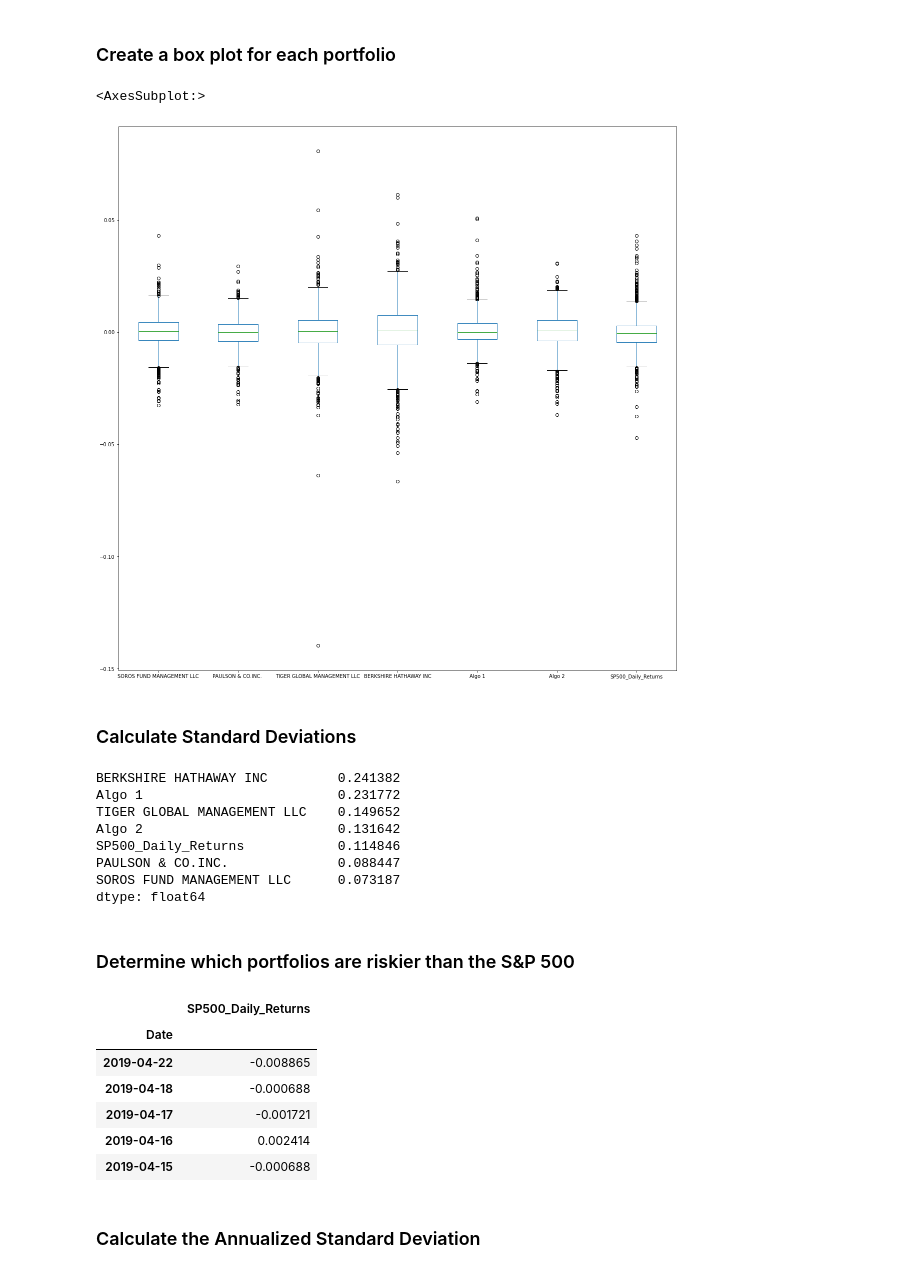
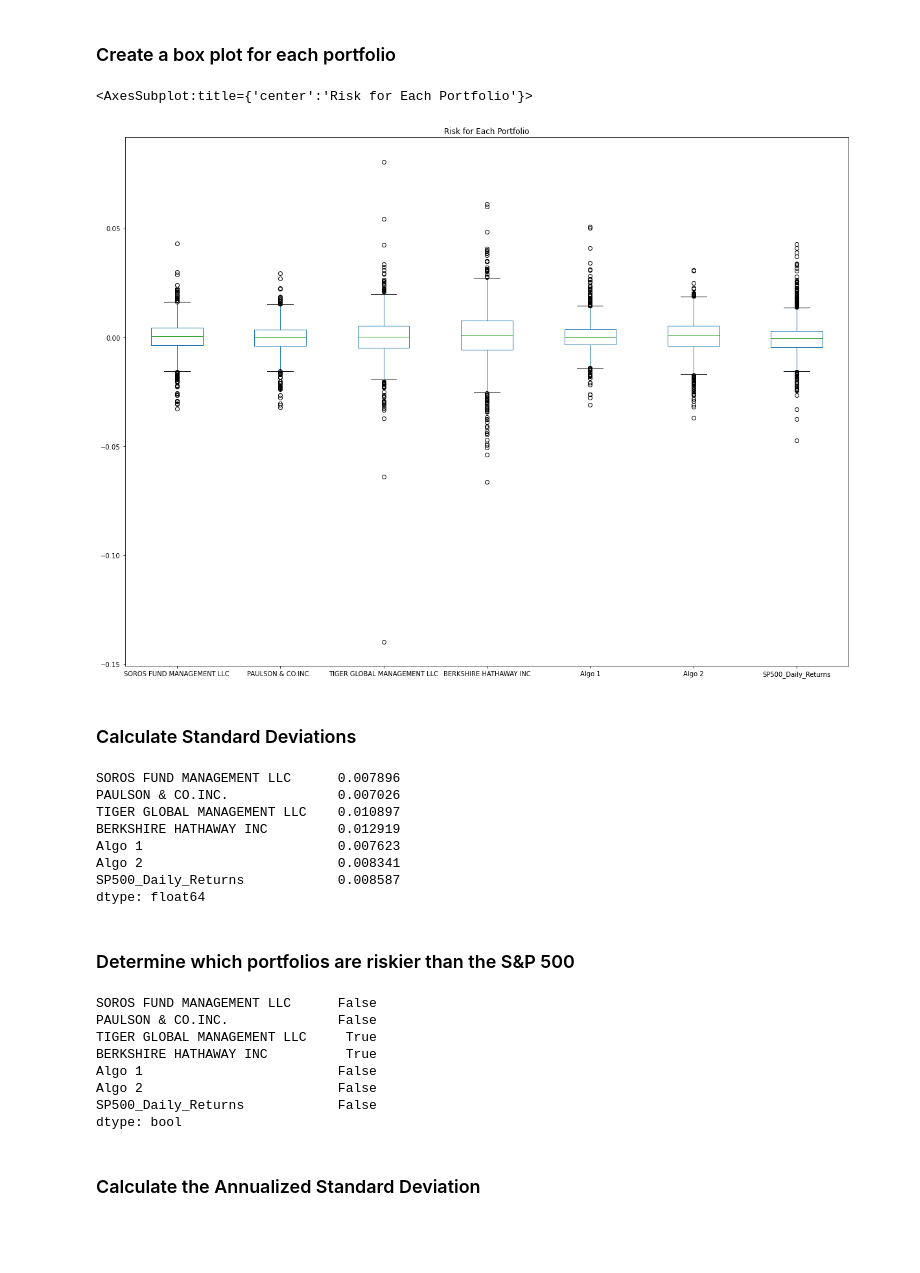
Before and after one commit to kkandial/MiamiHW, a Jupyter notebook: Homework4/whale_analysis.ipynb, the cells around one changed output. Saved outputs shown, nothing was run; the diff lists cells and outputs as text; code cells hidden in the pictures; blank space fills up the shorter version.

```diff
--- a/Homework4/whale_analysis.ipynb
+++ b/Homework4/whale_analysis.ipynb
@@ -157,7 +157,7 @@ sp500_daily_returns.head()
 # %%
 # Rename `Close` Column to be specific to this portfolio.
-columns = ["SP500_Daily_Returns"]
-sp500_daily_returns.columns = columns
+sp500_columns = ["SP500_Daily_Returns"]
+sp500_daily_returns.columns = sp500_columns
 sp500_daily_returns.head()
 # %% [output]
 |  | SP500_Daily_Returns |
@@ -222,40 +222,42 @@ Determine the _risk_ of each portfolio:
 ### Create a box plot for each portfolio
 # %%
 # Box plot to visually show risk
-joined_returns.plot.box(figsize=(20,20))
+joined_returns.plot.box(figsize=(20,15), title = "Risk for Each Portfolio")
 # %% [output]
-<AxesSubplot:>
+<AxesSubplot:title={'center':'Risk for Each Portfolio'}>
-[figure, old version]
+[figure, new version]
 # %% [markdown]
 ### Calculate Standard Deviations
 # %%
 # Calculate the daily standard deviations of all portfolios
-standard_dev_all = cumulative_returns.std()
-standard_dev_all.sort_values(ascending=False)
+standard_dev_all = joined_returns.std()
+standard_dev_all
 # %% [output]
-BERKSHIRE HATHAWAY INC         0.241382
-Algo 1                         0.231772
-TIGER GLOBAL MANAGEMENT LLC    0.149652
-Algo 2                         0.131642
-SP500_Daily_Returns            0.114846
-PAULSON & CO.INC.              0.088447
-SOROS FUND MANAGEMENT LLC      0.073187
+SOROS FUND MANAGEMENT LLC      0.007896
+PAULSON & CO.INC.              0.007026
+TIGER GLOBAL MANAGEMENT LLC    0.010897
+BERKSHIRE HATHAWAY INC         0.012919
+Algo 1                         0.007623
+Algo 2                         0.008341
+SP500_Daily_Returns            0.008587
 dtype: float64
 # %% [markdown]
 ### Determine which portfolios are riskier than the S&P 500
 # %%
 # Calculate  the daily standard deviation of S&P 500
-standard_dev_sp500 = sp500_daily_returns.std()
-sp500_daily_returns.head()
+sp500_std_dev = joined_returns['SP500_Daily_Returns'].std()
+
 # Determine which portfolios are riskier than the S&P 500
+joined_returns.std() > sp500_std_dev
 # %% [output]
-|  | SP500_Daily_Returns |
-| Date |  |
-| 2019-04-22 | -0.008865 |
-| 2019-04-18 | -0.000688 |
-| 2019-04-17 | -0.001721 |
-| 2019-04-16 | 0.002414 |
-| 2019-04-15 | -0.000688 |
+SOROS FUND MANAGEMENT LLC      False
+PAULSON & CO.INC.              False
+TIGER GLOBAL MANAGEMENT LLC     True
+BERKSHIRE HATHAWAY INC          True
+Algo 1                         False
+Algo 2                         False
+SP500_Daily_Returns            False
+dtype: bool
 # %% [markdown]
 ### Calculate the Annualized Standard Deviation
 # %%
```
Also changed, not shown: parts of 23 cells of this notebook.
